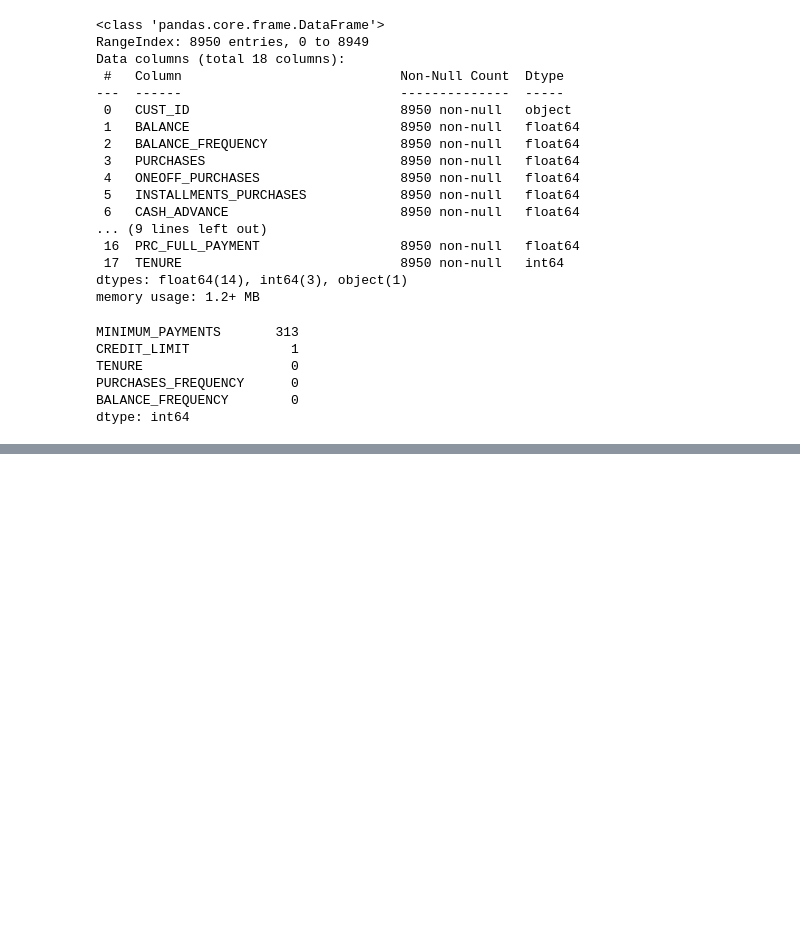
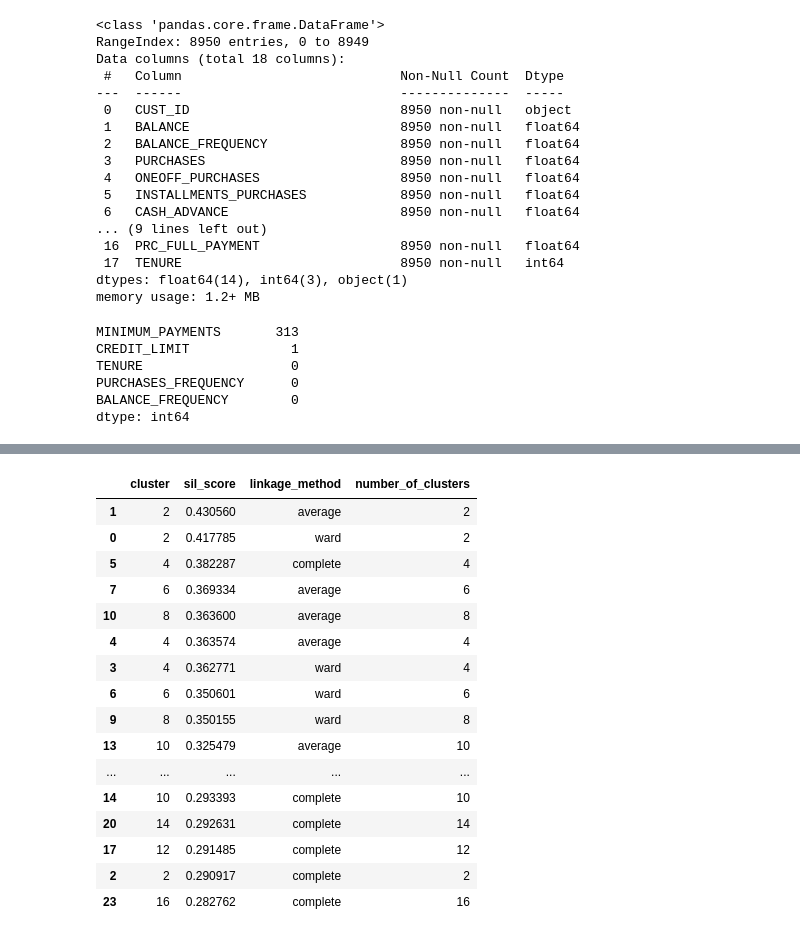
Before and after one commit to selingumusdag/creditcard_clustering, a Jupyter notebook: creditcard-cluster.ipynb, the cells around one changed output, grey strips where cells are left out. Saved outputs shown, nothing was run; the diff lists cells and outputs as text; code cells hidden in the pictures; blank space fills up the shorter version.

```diff
--- a/creditcard-cluster.ipynb
+++ b/creditcard-cluster.ipynb
@@ -76,0 +247,11 @@ plt.show()
+# %%
+from sklearn.mixture import GaussianMixture
+siliuette_list_GMM = []
+
+for cluster in range(2,21,2):
+    for covariance_type in ['full', 'tied', 'diag', 'spherical']:
+        gmm  = GaussianMixture(n_components = cluster,covariance_type = covariance_type, random_state = 40).fit_predict(creditcard_pca)
+        sil_score = metrics.silhouette_score(creditcard_pca, gmm, metric='euclidean')
+        siliuette_list_GMM.append((cluster, sil_score, covariance_type, len(set(gmm)) ) )
+
+df_gmm = pd.DataFrame(siliuette_list_GMM, columns=['cluster', 'sil_score','covariance_type', 'number_of_clusters'])
@@ -76,0 +267,31 @@ plt.show()
+# %%
+from sklearn.cluster import AgglomerativeClustering
+siliuette_list_hierarchical = []
+
+for cluster in range(2,20,2):
+    for linkage_method in ['ward', 'average', 'complete']:
+        agglomerative = AgglomerativeClustering(linkage=linkage_method, affinity='euclidean',n_clusters=cluster).fit_predict(creditcard_pca)
+        sil_score = metrics.silhouette_score(creditcard_pca, agglomerative, metric='euclidean')
+        siliuette_list_hierarchical.append((cluster, sil_score, linkage_method, len(set(agglomerative)) ) )
+
+df_hierarchical = pd.DataFrame(siliuette_list_hierarchical, columns=['cluster', 'sil_score','linkage_method', 'number_of_clusters'])
+# %%
+df_hierarchical.sort_values('sil_score', ascending=False)
+# %% [output]
+|  | cluster | sil_score | linkage_method | number_of_clusters |
+| 1 | 2 | 0.430560 | average | 2 |
+| 0 | 2 | 0.417785 | ward | 2 |
+| 5 | 4 | 0.382287 | complete | 4 |
+| 7 | 6 | 0.369334 | average | 6 |
+| 10 | 8 | 0.363600 | average | 8 |
+| 4 | 4 | 0.363574 | average | 4 |
+| 3 | 4 | 0.362771 | ward | 4 |
+| 6 | 6 | 0.350601 | ward | 6 |
+| 9 | 8 | 0.350155 | ward | 8 |
+| 13 | 10 | 0.325479 | average | 10 |
+| ... | ... | ... | ... | ... |
+| 14 | 10 | 0.293393 | complete | 10 |
+| 20 | 14 | 0.292631 | complete | 14 |
+| 17 | 12 | 0.291485 | complete | 12 |
+| 2 | 2 | 0.290917 | complete | 2 |
+| 23 | 16 | 0.282762 | complete | 16 |
```
Also changed, not shown: parts of 14 cells of this notebook.
